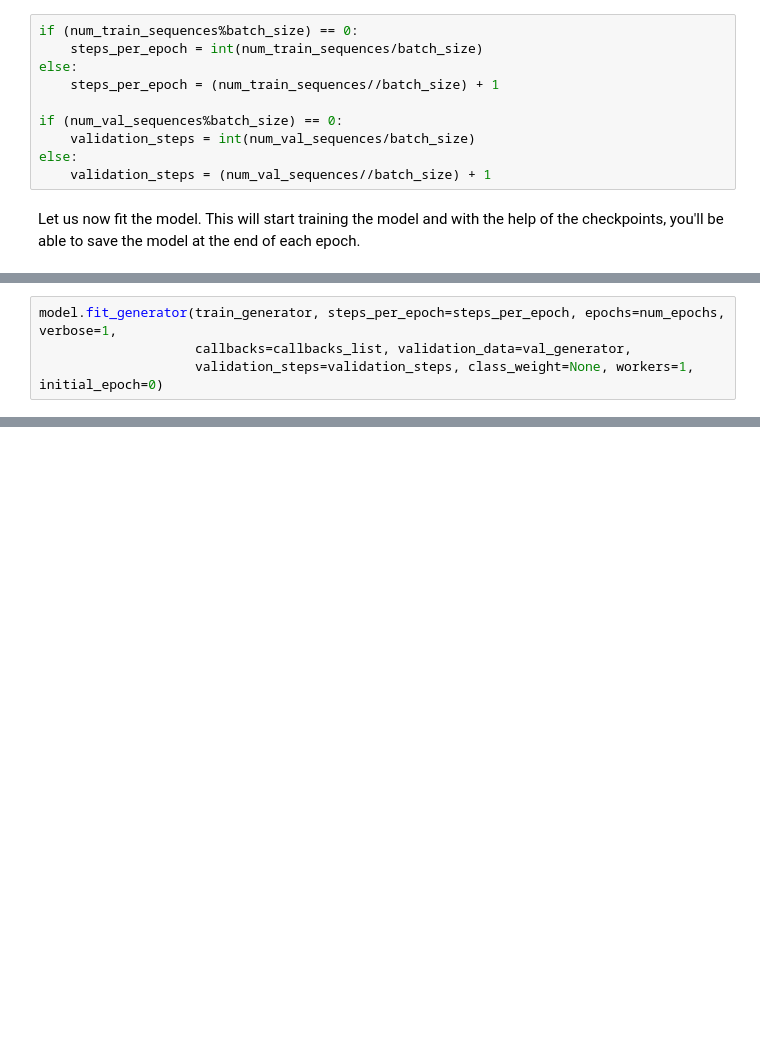
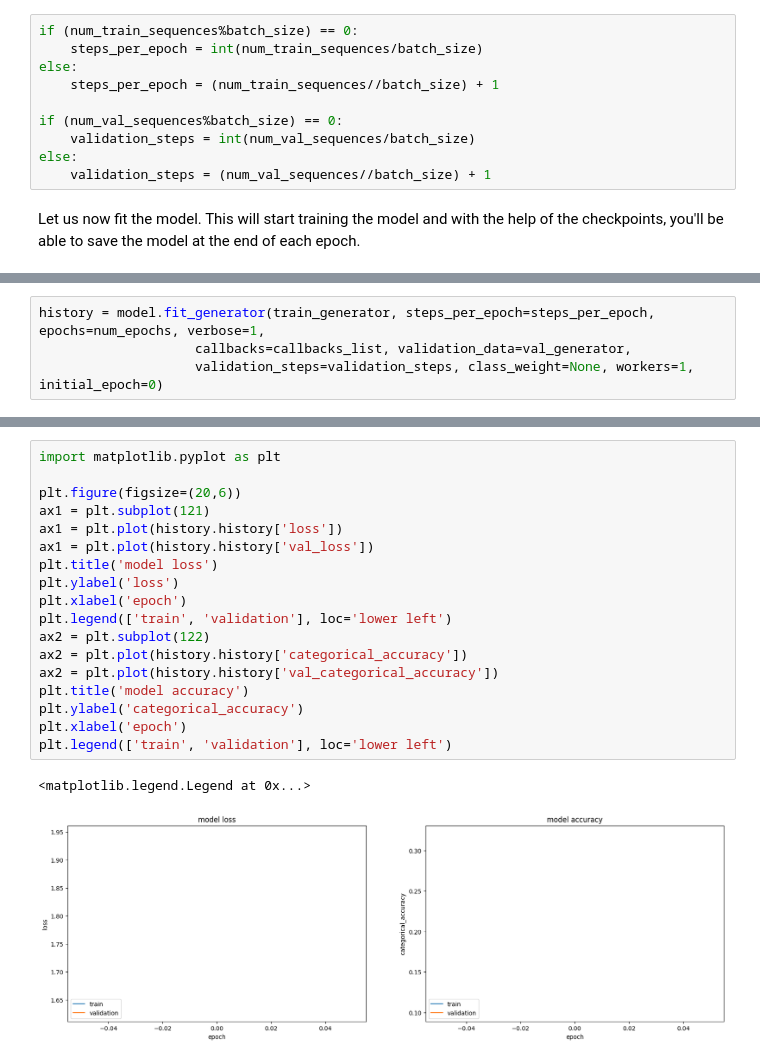
Before and after one commit to Modak12/GestureControl, a Jupyter notebook: Neural_Nets_Manisha_Jayshree-new.ipynb, the cells around one changed output, grey strips where cells are left out. Drawn from its saved outputs; the diff is of its cells as text; blank space fills up the shorter version.

Commit message:
minor changes and added graph code

```diff
--- a/Neural_Nets_Manisha_Jayshree-new.ipynb
+++ b/Neural_Nets_Manisha_Jayshree-new.ipynb
@@ -449,5 +449,5 @@ Let us now fit the model. This will start training the model and with the help o
 # %%
-model.fit_generator(train_generator, steps_per_epoch=steps_per_epoch, epochs=num_epochs, verbose=1,
+history = model.fit_generator(train_generator, steps_per_epoch=steps_per_epoch, epochs=num_epochs, verbose=1,
                     callbacks=callbacks_list, validation_data=val_generator,
                     validation_steps=validation_steps, class_weight=None, workers=1, initial_epoch=0)
 # %% [output]
@@ -460,0 +468,21 @@ Epoch 1: saving model to model_init_2024-03-2210_14_49.497730/model-00001-1.9457
+# %%
+import matplotlib.pyplot as plt
+
+plt.figure(figsize=(20,6))
+ax1 = plt.subplot(121)
+ax1 = plt.plot(history.history['loss'])
+ax1 = plt.plot(history.history['val_loss'])
+plt.title('model loss')
+plt.ylabel('loss')
+plt.xlabel('epoch')
+plt.legend(['train', 'validation'], loc='lower left')
+ax2 = plt.subplot(122)
+ax2 = plt.plot(history.history['categorical_accuracy'])
+ax2 = plt.plot(history.history['val_categorical_accuracy'])
+plt.title('model accuracy')
+plt.ylabel('categorical_accuracy')
+plt.xlabel('epoch')
+plt.legend(['train', 'validation'], loc='lower left')
+# %% [output]
+<matplotlib.legend.Legend at 0x...>
+[figure, added]
```
Also changed, not shown: parts of 9 cells of this notebook.
